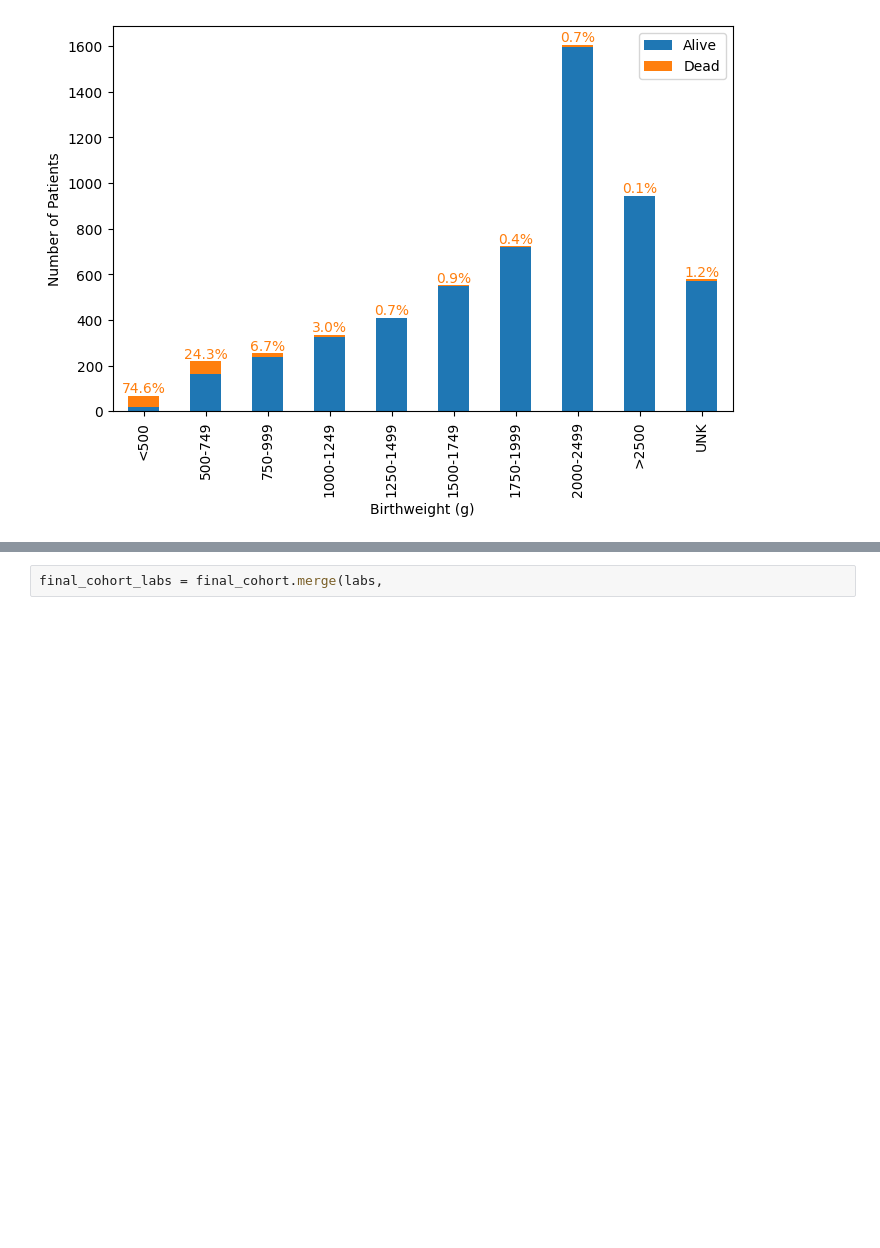
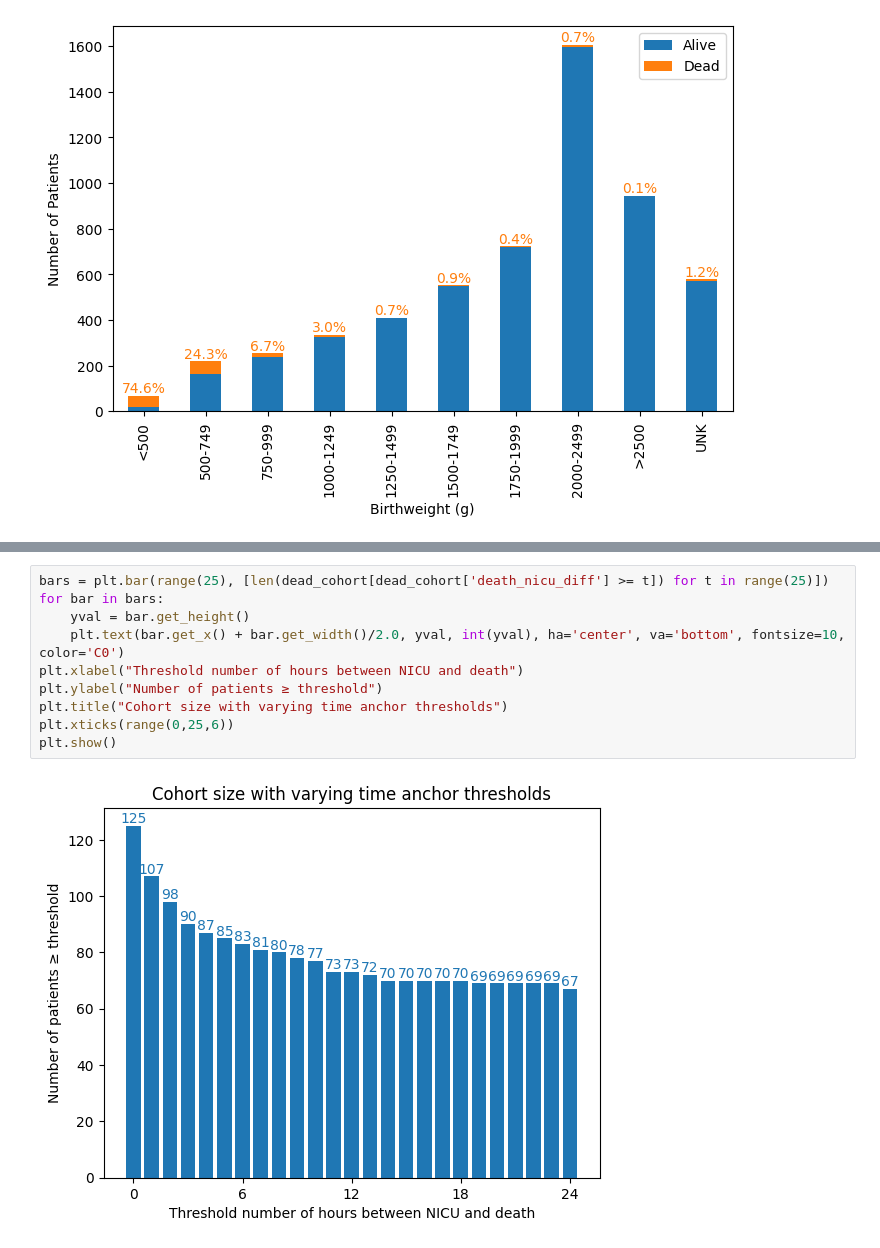
Before and after one commit to irith-kat/NICU-MP, a Jupyter notebook: initial_analysis.ipynb, the cells around one changed output, grey strips where cells are left out. Drawn from its saved outputs; the diff is of its cells as text; blank space fills up the shorter version.

```diff
--- a/initial_analysis.ipynb
+++ b/initial_analysis.ipynb
@@ -362,2 +381,12 @@ plt.show()
 # %%
-final_cohort_labs = final_cohort.merge(labs,
+bars = plt.bar(range(25), [len(dead_cohort[dead_cohort['death_nicu_diff'] >= t]) for t in range(25)])
+for bar in bars:
+    yval = bar.get_height()
+    plt.text(bar.get_x() + bar.get_width()/2.0, yval, int(yval), ha='center', va='bottom', fontsize=10, color='C0')
+plt.xlabel("Threshold number of hours between NICU and death")
+plt.ylabel("Number of patients ≥ threshold")
+plt.title("Cohort size with varying time anchor thresholds")
+plt.xticks(range(0,25,6))
+plt.show()
+# %% [output]
+[figure, added]
```
Also changed, not shown: parts of 10 cells of this notebook.
